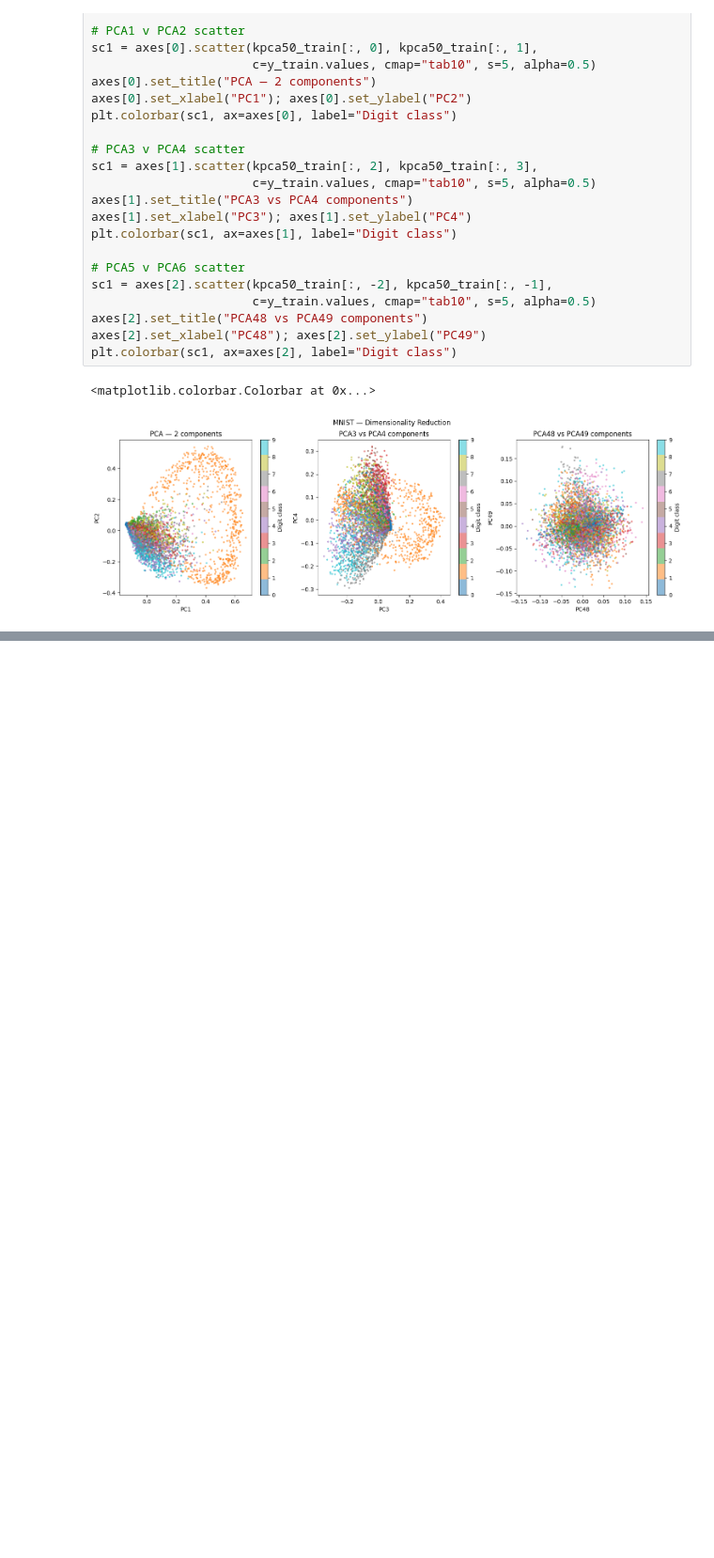
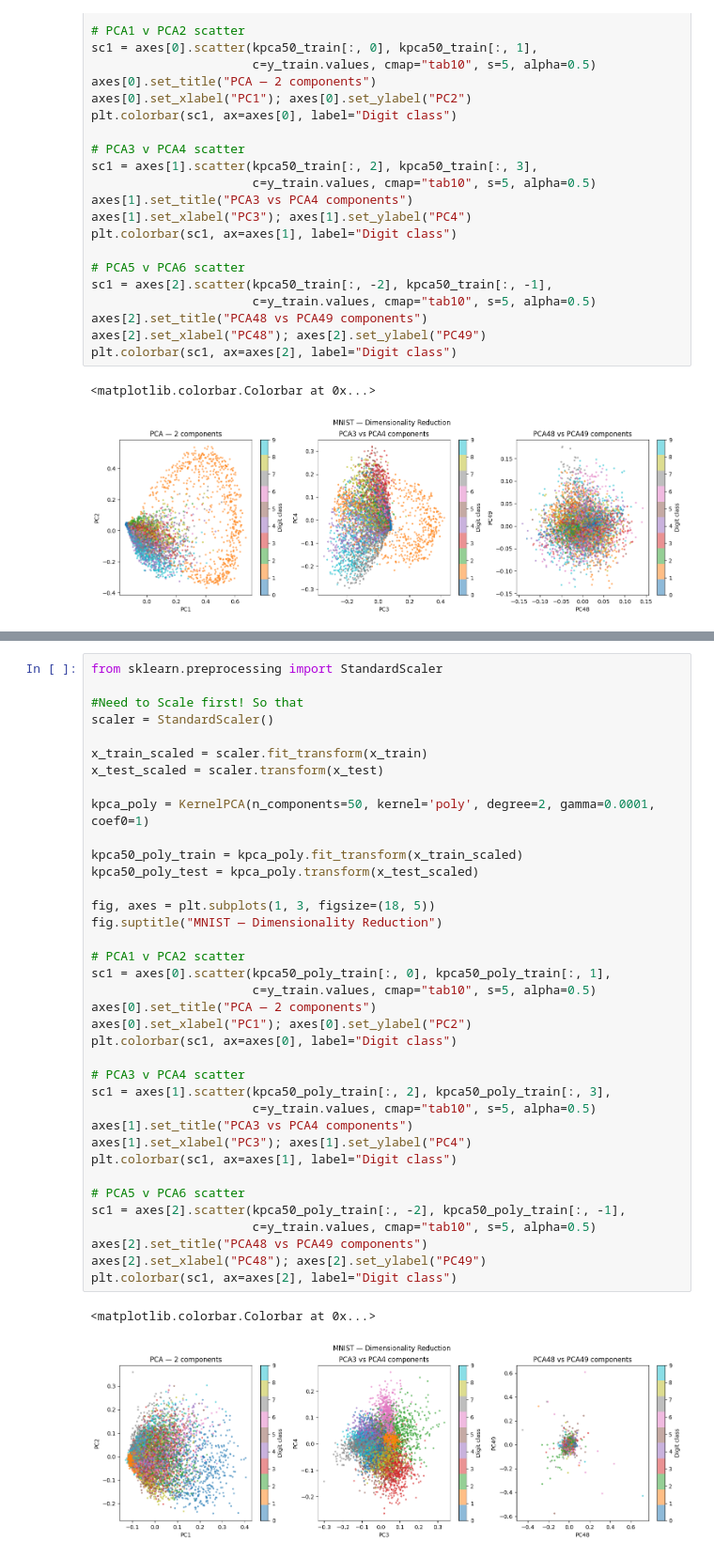
Before and after one commit to wang75131-create/Statistical-learning-for-big-data-Spring-26, a Jupyter notebook: Project1Py-KNN-Random.ipynb, the cells around one changed output, grey strips where cells are left out. Shown at 94% size. Cells and saved outputs as stored; diff of their text form; blank space fills up the shorter version.

```diff
--- a/Project1Py-KNN-Random.ipynb
+++ b/Project1Py-KNN-Random.ipynb
@@ -658,3 +660,43 @@ plt.colorbar(sc1, ax=axes[2], label="Digit class")
 # %% [output]
 <matplotlib.colorbar.Colorbar at 0x...>
 [figure]
+# %%
+from sklearn.preprocessing import StandardScaler
+
+#Need to Scale first! So that
+scaler = StandardScaler()
+
+x_train_scaled = scaler.fit_transform(x_train)
+x_test_scaled = scaler.transform(x_test)
+
+kpca_poly = KernelPCA(n_components=50, kernel='poly', degree=2, gamma=0.0001, coef0=1)
+
+kpca50_poly_train = kpca_poly.fit_transform(x_train_scaled)
+kpca50_poly_test = kpca_poly.transform(x_test_scaled)
+
+fig, axes = plt.subplots(1, 3, figsize=(18, 5))
+fig.suptitle("MNIST — Dimensionality Reduction")
+
+# PCA1 v PCA2 scatter
+sc1 = axes[0].scatter(kpca50_poly_train[:, 0], kpca50_poly_train[:, 1],
+                      c=y_train.values, cmap="tab10", s=5, alpha=0.5)
+axes[0].set_title("PCA — 2 components")
+axes[0].set_xlabel("PC1"); axes[0].set_ylabel("PC2")
+plt.colorbar(sc1, ax=axes[0], label="Digit class")
+
+# PCA3 v PCA4 scatter
+sc1 = axes[1].scatter(kpca50_poly_train[:, 2], kpca50_poly_train[:, 3],
+                      c=y_train.values, cmap="tab10", s=5, alpha=0.5)
+axes[1].set_title("PCA3 vs PCA4 components")
+axes[1].set_xlabel("PC3"); axes[1].set_ylabel("PC4")
+plt.colorbar(sc1, ax=axes[1], label="Digit class")
+
+# PCA5 v PCA6 scatter
+sc1 = axes[2].scatter(kpca50_poly_train[:, -2], kpca50_poly_train[:, -1],
+                      c=y_train.values, cmap="tab10", s=5, alpha=0.5)
+axes[2].set_title("PCA48 vs PCA49 components")
+axes[2].set_xlabel("PC48"); axes[2].set_ylabel("PC49")
+plt.colorbar(sc1, ax=axes[2], label="Digit class")
+# %% [output]
+<matplotlib.colorbar.Colorbar at 0x...>
+[figure, added]
```
Also changed, not shown: parts of 7 cells of this notebook.
